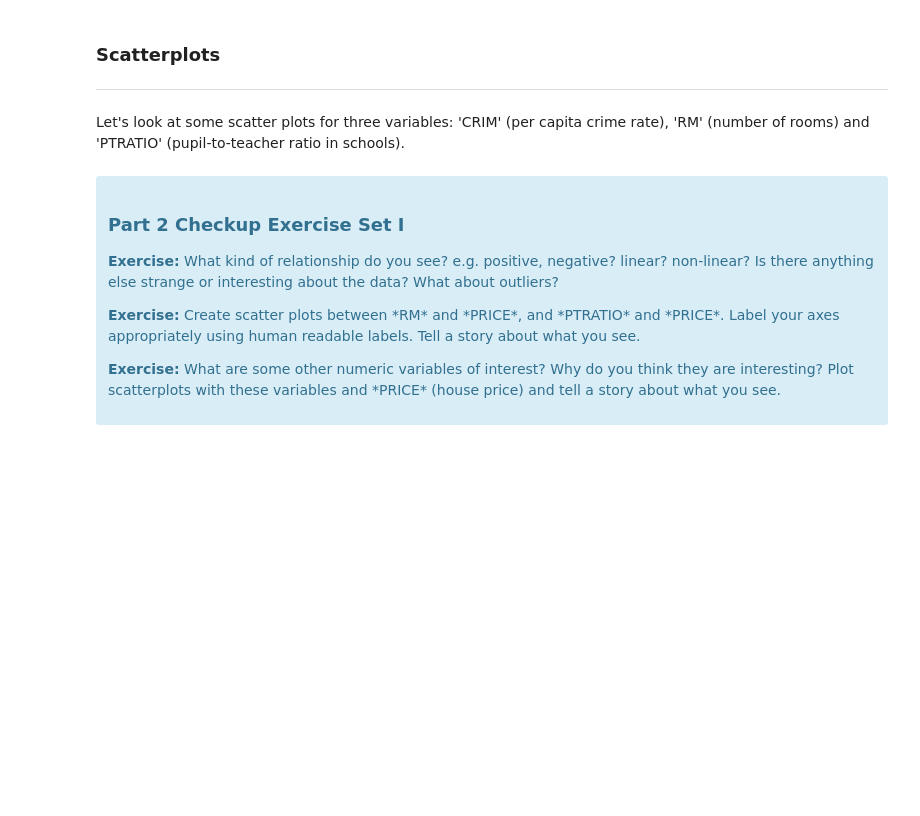
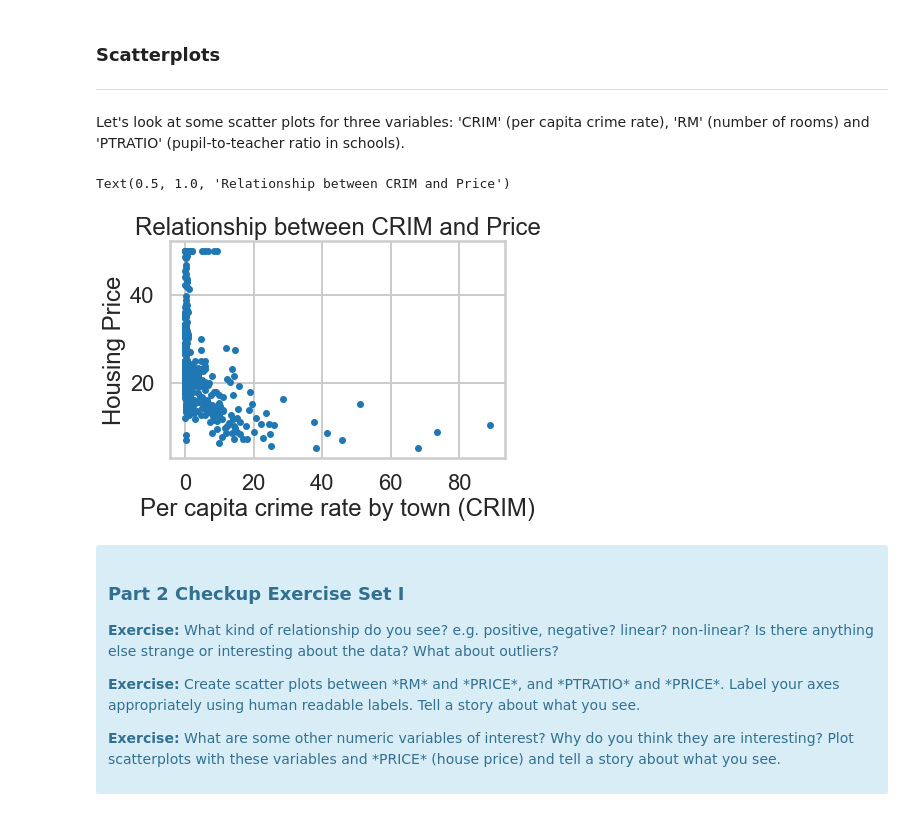
Before and after one commit to benbasuni1/springboard, a Jupyter notebook: app/11/11.4-linear-regression-project/Mini_Project_Linear_Regression.ipynb, the cells around one changed output. Saved outputs shown, nothing was run; the diff lists cells and outputs as text; code cells hidden in the pictures; blank space fills up the shorter version.

```diff
--- a/app/11/11.4-linear-regression-project/Mini_Project_Linear_Regression.ipynb
+++ b/app/11/11.4-linear-regression-project/Mini_Project_Linear_Regression.ipynb
@@ -200,10 +258,13 @@ bos.describe()
 
 Let's look at some scatter plots for three variables: 'CRIM' (per capita crime rate), 'RM' (number of rooms) and 'PTRATIO' (pupil-to-teacher ratio in schools).
 # %%
-plt.scatter(bos.CRIM, bos.PRICE)
+plt.scatter(bos.CRIM, bos.PRICE, s=25)
 plt.xlabel("Per capita crime rate by town (CRIM)")
 plt.ylabel("Housing Price")
 plt.title("Relationship between CRIM and Price")
+# %% [output]
+Text(0.5, 1.0, 'Relationship between CRIM and Price')
+[figure, added]
 # %% [markdown]
 <div class="span5 alert alert-info">
 <h3>Part 2 Checkup Exercise Set I</h3>
```
Also changed, not shown: parts of 70 cells of this notebook.
